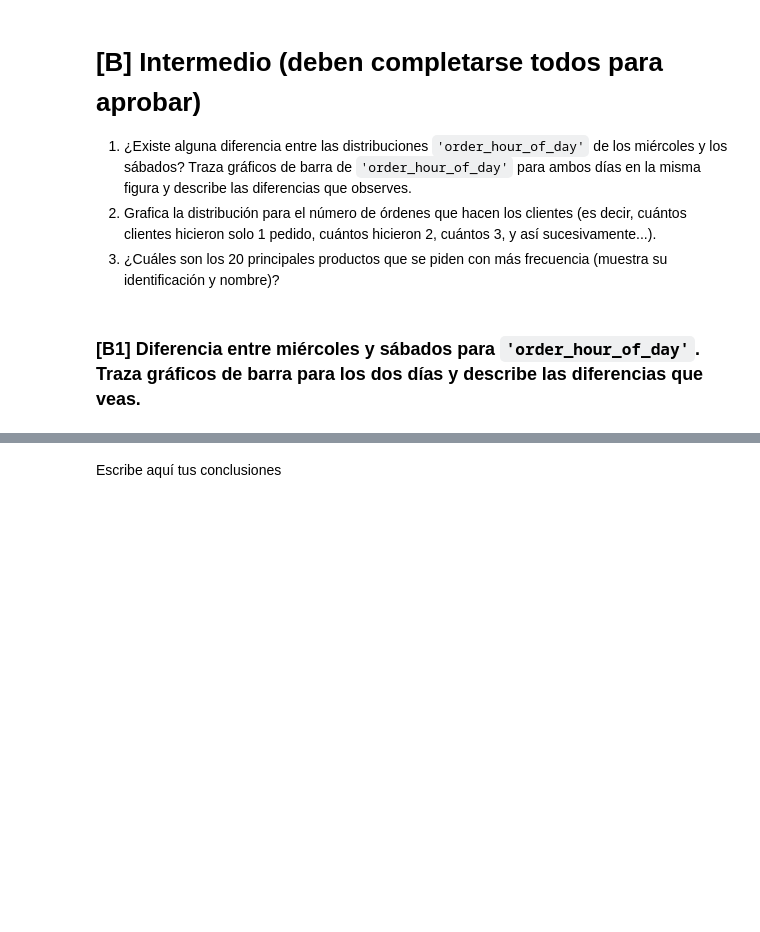
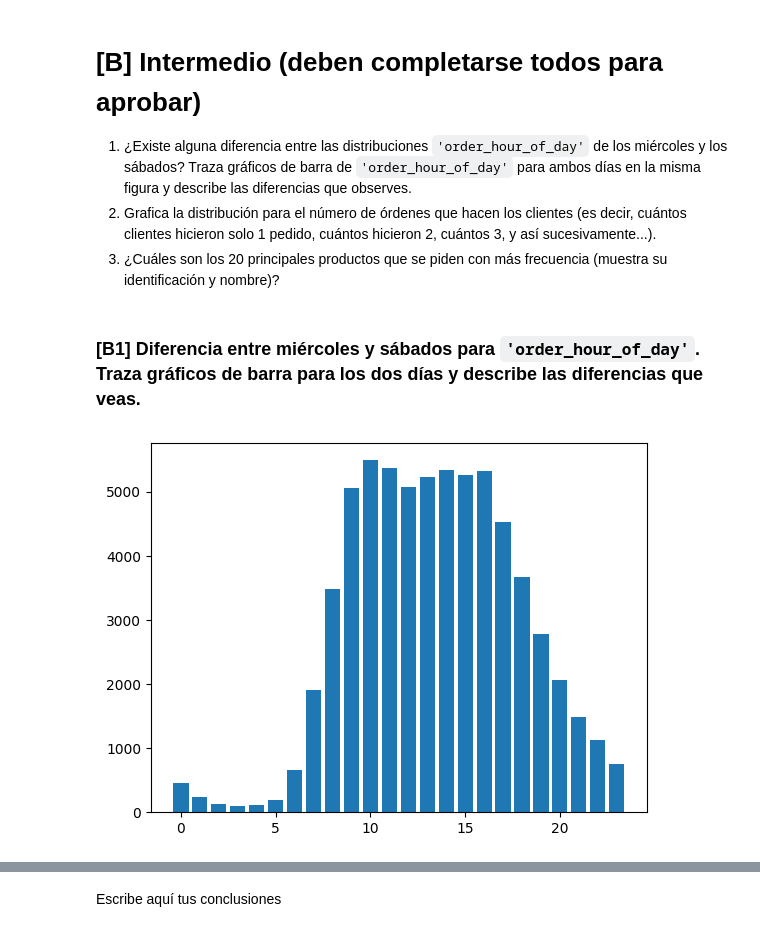
Before and after one commit to Davichobacter/data_science, a Jupyter notebook: notebook_sprint_4.ipynb, the cells around one changed output, grey strips where cells are left out. Saved outputs shown, nothing was run; the diff lists cells and outputs as text; code cells hidden in the pictures; blank space fills up the shorter version.

```diff
--- a/notebook_sprint_4.ipynb
+++ b/notebook_sprint_4.ipynb
@@ -568,3 +568,7 @@ Escribe aquí tus conclusiones
 3. ¿Cuáles son los 20 principales productos que se piden con más frecuencia (muestra su identificación y nombre)?
 # %% [markdown]
 ### [B1] Diferencia entre miércoles y sábados para  `'order_hour_of_day'`. Traza gráficos de barra para los dos días y describe las diferencias que veas.
+# %%
+plt.bar(orders[orders['order_dow'] == 2]['order_hour_of_day'].value_counts().index, orders[orders['order_dow'] == 2]['order_hour_of_day'].value_counts())
+# %% [output]
+[figure, added]
```
Also changed, not shown: parts of 5 cells of this notebook.
